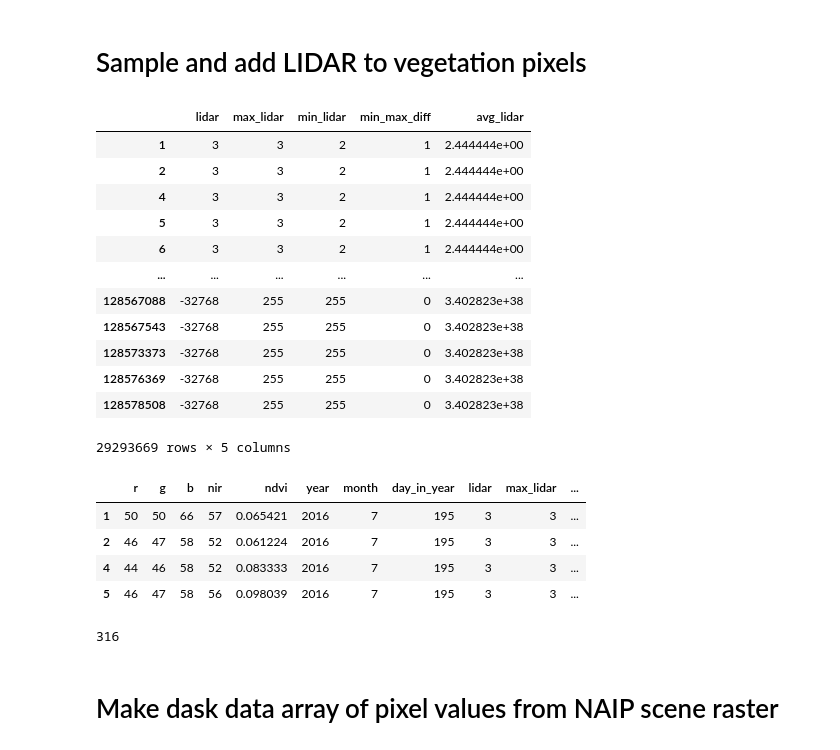
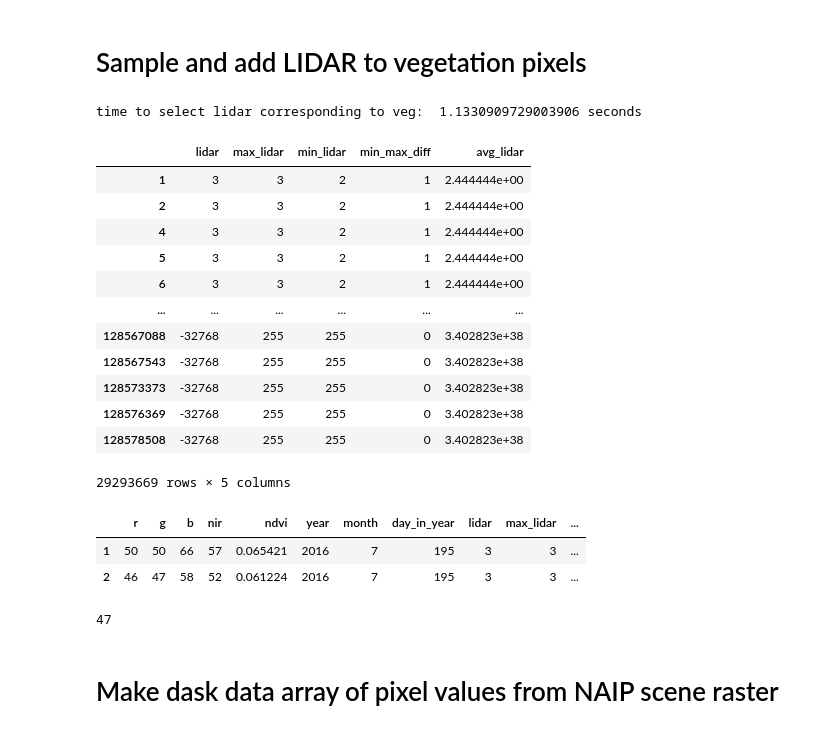
Before and after one commit to NCEAS/msai4earth-esa, a Jupyter notebook: iceplant_detection/TRIALS_11_three_categories_classification.ipynb, the cells around one changed output. Cells and saved outputs as stored; diff of their text form; code cells hidden in the pictures.

```diff
--- a/iceplant_detection/TRIALS_11_three_categories_classification.ipynb
+++ b/iceplant_detection/TRIALS_11_three_categories_classification.ipynb
@@ -110,17 +116,20 @@ filename = 'LIDAR+NAIP_campus_'+str(lidar_year)+'_predictions.tif'
 # %% [markdown]
 # Open NAIP scene for classification
 # %%
-href = pc.sign(ipf.get_item_from_id(itemid).assets["image"].href)
+naip_item =ipf.get_item_from_id(itemid)
+href = pc.sign(naip_item.assets["image"].href)
 
 # rioxarray of complete naip scene
 naip_scene = rioxr.open_rasterio(rasterio.open(href))
 # %% [markdown]
 # Prepare LIDAR data for sampling
 # %%
+t0 = time.time()
 # Create auxiliary LIDAR files to sample from
-fp = os.path.join(os.getcwd(),
-                  'model_with_lidar',
-                  'SantaBarbaraCounty_lidar_'+str(lidar_year)+'.tif')
+
+fp = lsf.path_to_lidar(lidar_year)
 lidar_reader = rasterio.open(fp)
 lsf.save_min_max_rasters(lidar_reader, os.getcwd()+'/temp',lidar_year)
 lsf.save_avg_rasters(lidar_reader, os.getcwd()+'/temp',lidar_year)
+
+print('time to make auxiliary rasters: ', (time.time()-t0), 'seconds')
@@ -132,15 +138,15 @@ def open_and_match(fp, reproject_to):
 # %%
 # Resample lidar layers to match NAIP scene resolution and extent
 
-lidar_match = open_and_match(fp, naip_scene)
+lidar_match = lsf.open_and_match(fp, naip_scene)
 
 fp = os.path.join(os.getcwd(),'temp','lidar_mins_'+str(lidar_year)+'.tif')
-mins_match = open_and_match(fp, naip_scene)
+mins_match = lsf.open_and_match(fp, naip_scene)
 
 fp = os.path.join(os.getcwd(),'temp','lidar_maxs_'+str(lidar_year)+'.tif')
-maxs_match = open_and_match(fp, naip_scene)
+maxs_match = lsf.open_and_match(fp, naip_scene)
 
 fp = os.path.join(os.getcwd(),'temp','lidar_avgs_'+str(lidar_year)+'.tif')
-avg_match = open_and_match(fp, naip_scene)
+avg_match = lsf.open_and_match(fp, naip_scene)
 # %%
 # Assemble LIDAR layers into dataframe
@@ -174,10 +185,12 @@ lidar_reader.width
 # %% [markdown]
 # Select points to be classified using NDVI threshold
 # %%
-# select pixel with vegetation
-veg = ipf.features_over_aoi(ipf.get_item_from_id(itemid),
+# select pixels above ndvi threshold
+veg = ipf.features_over_aoi(naip_item,
                            naip_scene.to_numpy(),
                            thresh=0.05)
+
+print('time to select above ndvi thresh: ', (time.time()-t0), 'seconds')
 veg
 # %% [output]
 |  | r | g | b | nir | ndvi | year | month | day_in_year |
@@ -197,9 +210,14 @@ veg
 # Sample and add LIDAR to vegetation pixels
 # %%
 # select same indices as vegetation
+t0 = time.time()
+
 df_lidar_veg = df_lidar.iloc[veg.index]
+
+print('time to select lidar corresponding to veg: ', (time.time()-t0), 'seconds')
 df_lidar_veg
 # %% [output]
+time to select lidar corresponding to veg:  1.1330909729003906 seconds
 |  | lidar | max_lidar | min_lidar | min_max_diff | avg_lidar |
 | 1 | 3 | 3 | 2 | 1 | 2.444444e+00 |
 | 2 | 3 | 3 | 2 | 1 | 2.444444e+00 |
@@ -212,29 +230,27 @@ df_lidar_veg
 | 128573373 | -32768 | 255 | 255 | 0 | 3.402823e+38 |
 | 128576369 | -32768 | 255 | 255 | 0 | 3.402823e+38 |
 | 128578508 | -32768 | 255 | 255 | 0 | 3.402823e+38 |
-29293669 rows × 5 columns
+29293669 rows × 5 columns
 # %%
-# add LIDAR features
+# add LIDAR features to vegetation dataframe
 
 # FEATURES MUST BE IN THIS ORDER TO MATCH THE MODEL:
 # ['r', 'g', 'b', 'nir', 'ndvi',
 #  'year', 'month', 'day_in_year',
 #  'lidar', 'max_lidar', 'min_lidar', 'min_max_diff', 'avg_lidar'])
 
 scene_features = pd.concat([veg,df_lidar_veg],axis=1)
-scene_features.head(4)
+scene_features.head(2)
 # %% [output]
 |  | r | g | b | nir | ndvi | year | month | day_in_year | lidar | max_lidar | ... |
 | 1 | 50 | 50 | 66 | 57 | 0.065421 | 2016 | 7 | 195 | 3 | 3 | ... |
 | 2 | 46 | 47 | 58 | 52 | 0.061224 | 2016 | 7 | 195 | 3 | 3 | ... |
-| 4 | 44 | 46 | 58 | 52 | 0.083333 | 2016 | 7 | 195 | 3 | 3 | ... |
-| 5 | 46 | 47 | 58 | 56 | 0.098039 | 2016 | 7 | 195 | 3 | 3 | ... |
 # %%
 # clear memory
 del veg, df_lidar, df_lidar_veg
 gc.collect()
 # %% [output]
-316
+47
 # %% [markdown]
 # Make dask data array of pixel values from NAIP scene raster
 # %%
```
Also changed, not shown: parts of 19 cells of this notebook.
